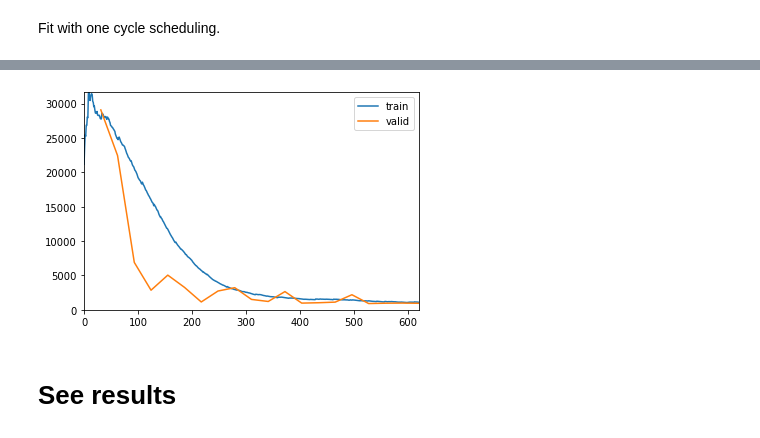
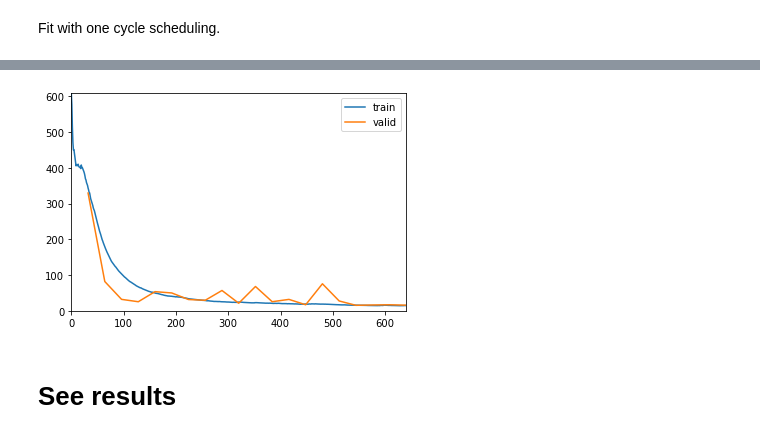
Before and after one commit to mayrajeo/enveco, a Jupyter notebook: examples/Voxelizations with 3DCnns.ipynb, the cells around one changed output, grey strips where cells are left out. Drawn from its saved outputs; the diff is of its cells as text; code cells hidden in the pictures.

```diff
--- a/examples/Voxelizations with 3DCnns.ipynb
+++ b/examples/Voxelizations with 3DCnns.ipynb
@@ -42,13 +42,15 @@ Create `VoxelDataLoaders` from dataframe.
 
 `DihedralItem` provides on-the-fly rotations as augmentations.
 # %%
+target_col = 'g'
 dls = VoxelDataLoaders.from_df(df, path=basedir, folder='AV_las/',
-                               bin_voxels=True,
-                               bottom_voxels=True,
+                               bin_voxels=False,
+                               bottom_voxels=False,
                                mask_plot=True,
                                y_block=RegressionBlock(),
-                               label_col='v', fn_col='sampleplotid', bs=32,
-                               batch_tfms=[DihedralItem])
+                               label_col=target_col, fn_col='sampleplotid', bs=32,
+                               batch_tfms=[DihedralItem],
+                               valid_col='is_val')
 # %%
 dls.one_batch()
 # %% [output]
@@ -71,4 +73,5 @@ metrics = [rmse, rrmse, bias, bias_pct, mae, R2Score()]
 # %% [markdown]
 Create learner
 # %%
-inc_learner = inception_learner(dls, path='.', metrics=metrics,  y_range=(0,900))
+inc_learner = inception_learner(dls, path='.', metrics=metrics,  y_range=(0,dls.train.items[target_col].max() * 1.1))
+inc_learner.to_fp16()
@@ -83,6 +88,6 @@ SuggestedLRs(lr_min=0.33113112449646, lr_steep=0.015848932787775993)
 # %% [markdown]
 Fit with one cycle scheduling.
 # %%
-inc_learner.fit_one_cycle(20, max_lr=1e-2, aö
+inc_learner.fit_one_cycle(20, lr_max=1e-3, cbs=ShowGraphCallback())
 # %% [output]
 | epoch | train_loss | valid_loss | _rmse | _rrmse | _bias | _bias_pct | mae | r2_score | time |
@@ -105,4 +110,4 @@ inc_learner.fit_one_cycle(20, max_lr=1e-2, aö
-[figure, old version]
+[figure, new version]
 # %% [markdown]
 # See results
 # %%
```
Also changed, not shown: parts of 13 cells of this notebook, 6 other files.
